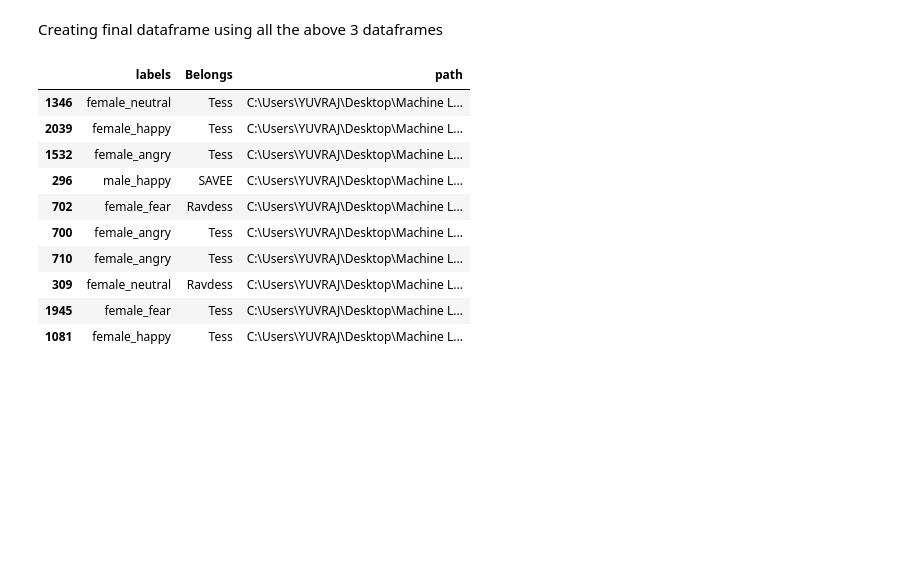
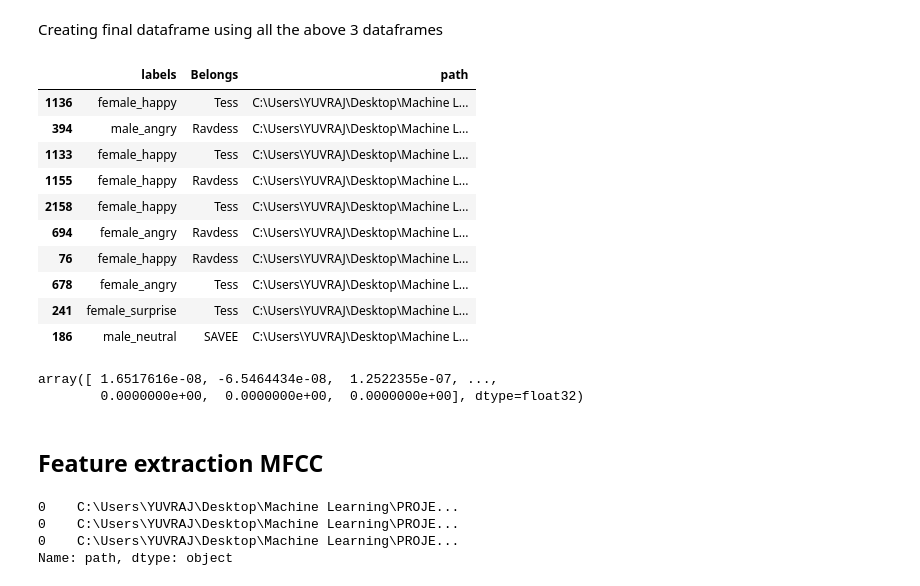
Before and after one commit to SinghYuvraj01/Speech-emotion-Recoginition, a Jupyter notebook: Project_Code.ipynb, the cells around one changed output. Drawn from its saved outputs; the diff is of its cells as text; code cells hidden in the pictures; blank space fills up the shorter version.

Commit message:
Features are extracted and extracted features added in the audio_data main dataframe

```diff
--- a/Project_Code.ipynb
+++ b/Project_Code.ipynb
@@ -281,19 +281,34 @@ ipd.Audio(test_audio)
 # %% [markdown]
 Creating final dataframe using all the above 3 dataframes
 # %%
-data = pd.concat([SAVEE_data, Rav_data, Tess_data], axis = 0)
-data.to_csv("Data_path.csv",index=False)
+audio_data = pd.concat([SAVEE_data, Rav_data, Tess_data], axis = 0)
+audio_data.to_csv("Data_path.csv",index=False)
 # %%
-data.sample(10)
+audio_data.sample(10)
 # %% [output]
 |  | labels | Belongs | path |
-| 1346 | female_neutral | Tess | C:\Users\YUVRAJ\Desktop\Machine L... |
-| 2039 | female_happy | Tess | C:\Users\YUVRAJ\Desktop\Machine L... |
-| 1532 | female_angry | Tess | C:\Users\YUVRAJ\Desktop\Machine L... |
-| 296 | male_happy | SAVEE | C:\Users\YUVRAJ\Desktop\Machine L... |
-| 702 | female_fear | Ravdess | C:\Users\YUVRAJ\Desktop\Machine L... |
-| 700 | female_angry | Tess | C:\Users\YUVRAJ\Desktop\Machine L... |
-| 710 | female_angry | Tess | C:\Users\YUVRAJ\Desktop\Machine L... |
-| 309 | female_neutral | Ravdess | C:\Users\YUVRAJ\Desktop\Machine L... |
-| 1945 | female_fear | Tess | C:\Users\YUVRAJ\Desktop\Machine L... |
-| 1081 | female_happy | Tess | C:\Users\YUVRAJ\Desktop\Machine L... |
+| 1136 | female_happy | Tess | C:\Users\YUVRAJ\Desktop\Machine L... |
+| 394 | male_angry | Ravdess | C:\Users\YUVRAJ\Desktop\Machine L... |
+| 1133 | female_happy | Tess | C:\Users\YUVRAJ\Desktop\Machine L... |
+| 1155 | female_happy | Ravdess | C:\Users\YUVRAJ\Desktop\Machine L... |
+| 2158 | female_happy | Tess | C:\Users\YUVRAJ\Desktop\Machine L... |
+| 694 | female_angry | Ravdess | C:\Users\YUVRAJ\Desktop\Machine L... |
+| 76 | female_happy | Ravdess | C:\Users\YUVRAJ\Desktop\Machine L... |
+| 678 | female_angry | Tess | C:\Users\YUVRAJ\Desktop\Machine L... |
+| 241 | female_surprise | Tess | C:\Users\YUVRAJ\Desktop\Machine L... |
+| 186 | male_neutral | SAVEE | C:\Users\YUVRAJ\Desktop\Machine L... |
+# %%
+# We will try to get feature from this data itself
+data
+# %% [output]
+array([ 1.6517616e-08, -6.5464434e-08,  1.2522355e-07, ...,
+        0.0000000e+00,  0.0000000e+00,  0.0000000e+00], dtype=float32)
+# %% [markdown]
+## Feature extraction MFCC
+# %%
+audio_data['path'][0]
+# %% [output]
+0    C:\Users\YUVRAJ\Desktop\Machine Learning\PROJE...
+0    C:\Users\YUVRAJ\Desktop\Machine Learning\PROJE...
+0    C:\Users\YUVRAJ\Desktop\Machine Learning\PROJE...
+Name: path, dtype: object
```
Also changed, not shown: parts of 9 cells of this notebook.
